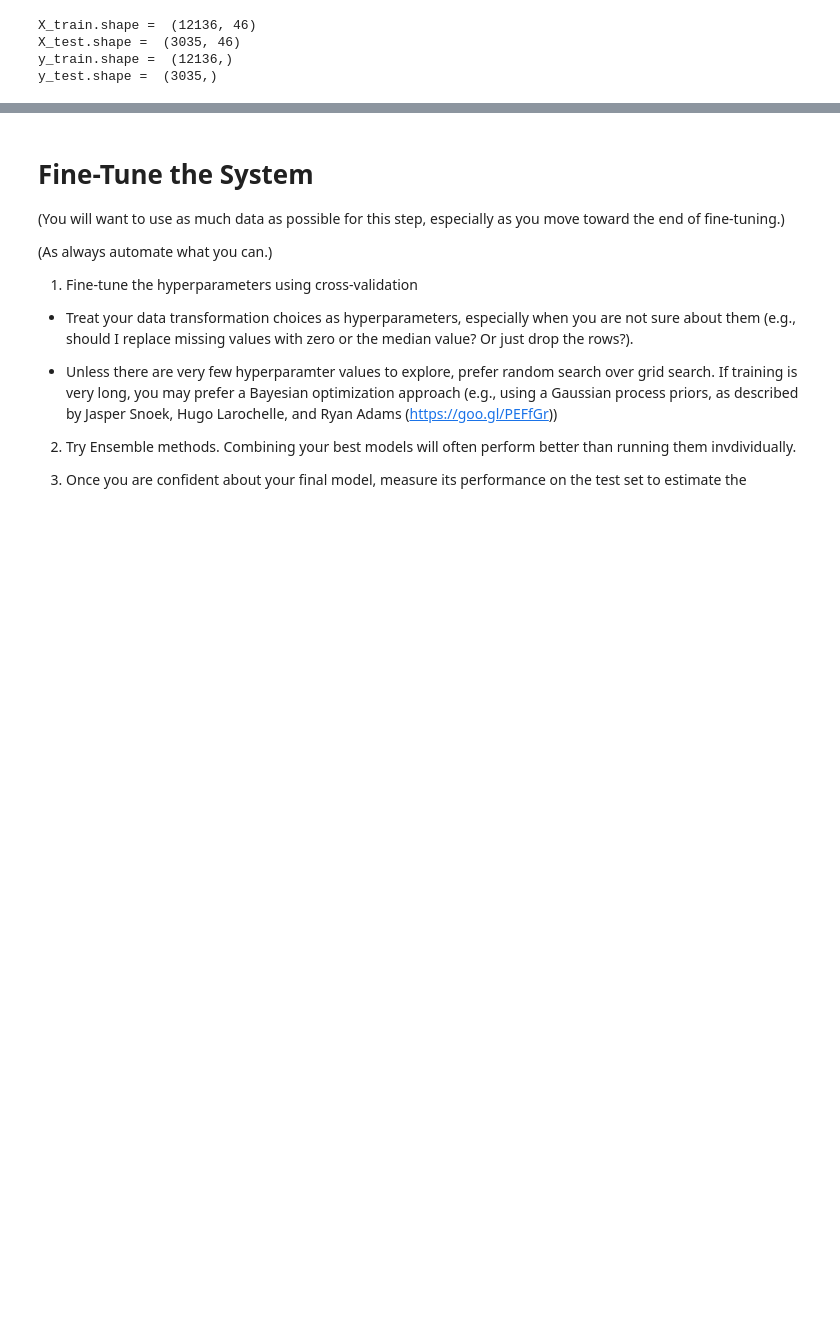
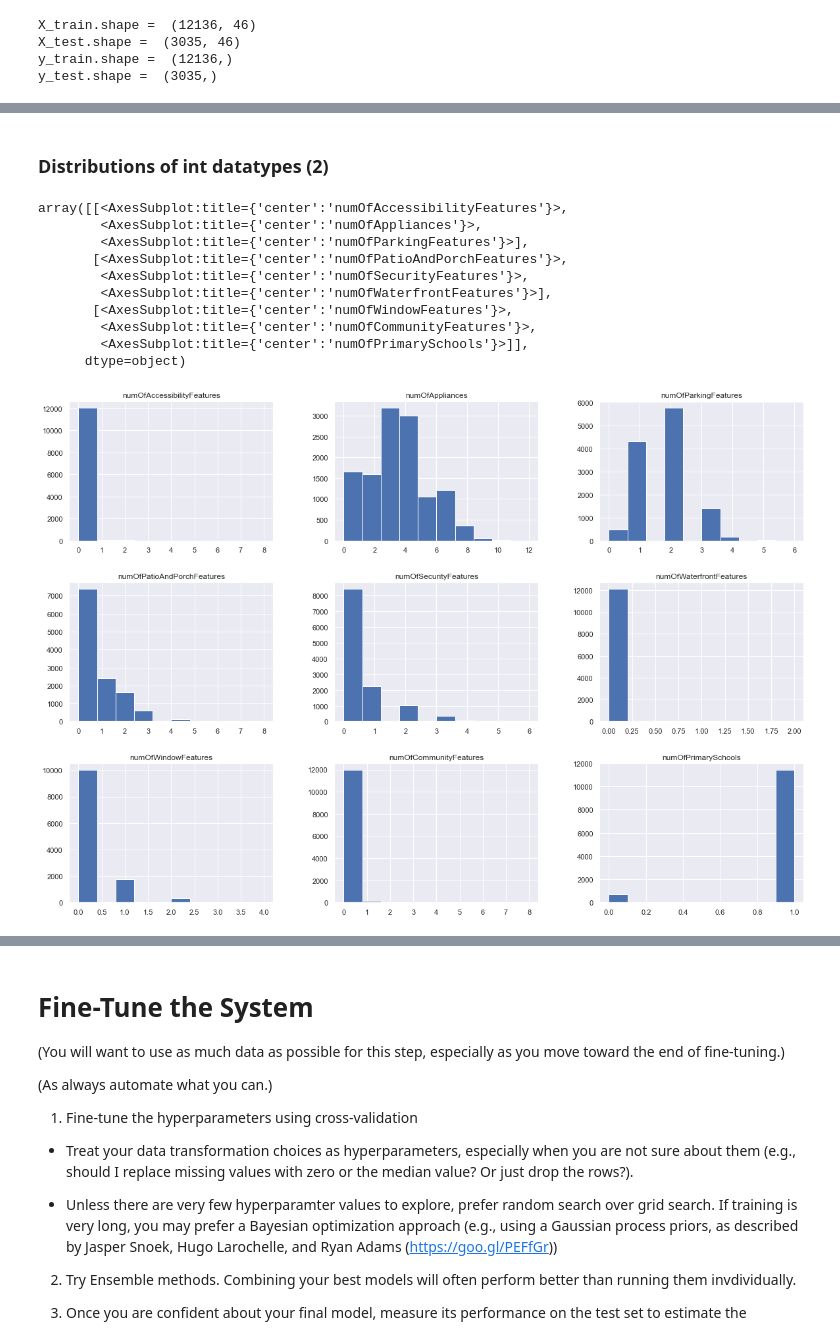
Before and after one commit to OscarKodes/100-Days-of-Data-Projects, a Jupyter notebook: 4-Texas_Housing_Prices/Texas Housing Prices.ipynb, the cells around one changed output, grey strips where cells are left out. Saved outputs shown, nothing was run; the diff lists cells and outputs as text; code cells hidden in the pictures; blank space fills up the shorter version.

```diff
--- a/4-Texas_Housing_Prices/Texas Housing Prices.ipynb
+++ b/4-Texas_Housing_Prices/Texas Housing Prices.ipynb
@@ -103,0 +178,20 @@ y_test.shape =  (3035,)
+# %% [markdown]
+### Distributions of int datatypes (2)
+# %%
+# filter and select columns to visualize
+columns = X_train.select_dtypes("int").columns[9:18]
+
+# histogram of all selected columns
+X_train[columns].hist(figsize=(20,14))
+# %% [output]
+array([[<AxesSubplot:title={'center':'numOfAccessibilityFeatures'}>,
+        <AxesSubplot:title={'center':'numOfAppliances'}>,
+        <AxesSubplot:title={'center':'numOfParkingFeatures'}>],
+       [<AxesSubplot:title={'center':'numOfPatioAndPorchFeatures'}>,
+        <AxesSubplot:title={'center':'numOfSecurityFeatures'}>,
+        <AxesSubplot:title={'center':'numOfWaterfrontFeatures'}>],
+       [<AxesSubplot:title={'center':'numOfWindowFeatures'}>,
+        <AxesSubplot:title={'center':'numOfCommunityFeatures'}>,
+        <AxesSubplot:title={'center':'numOfPrimarySchools'}>]],
+      dtype=object)
+[figure, added]
```
Also changed, not shown: parts of 55 cells of this notebook.
